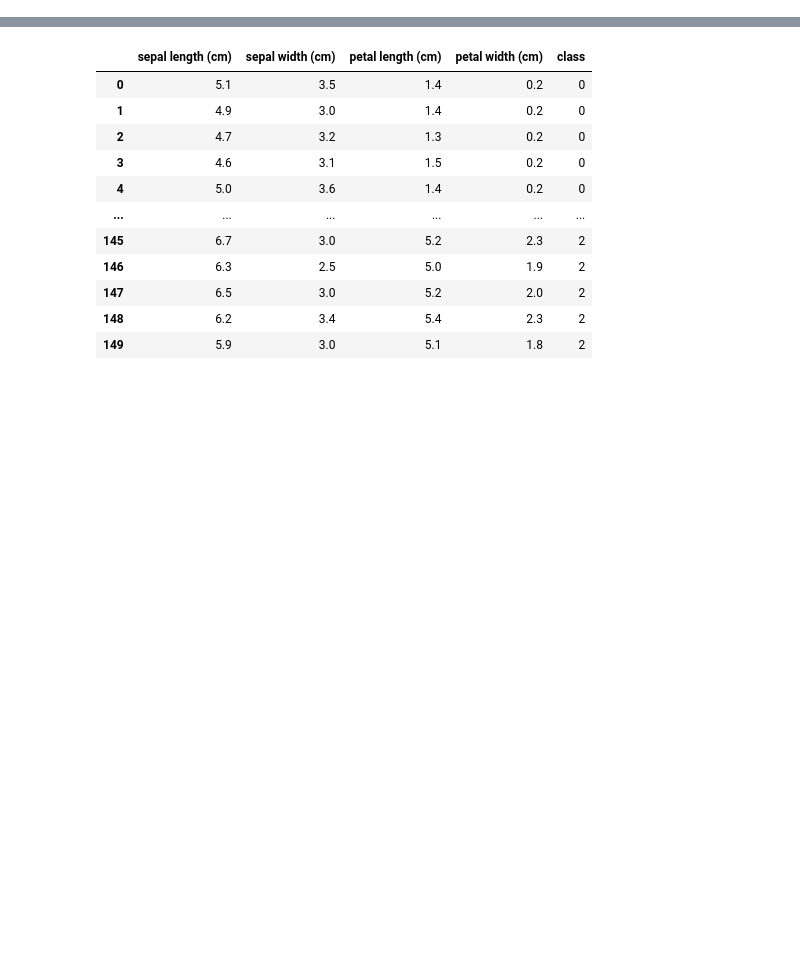
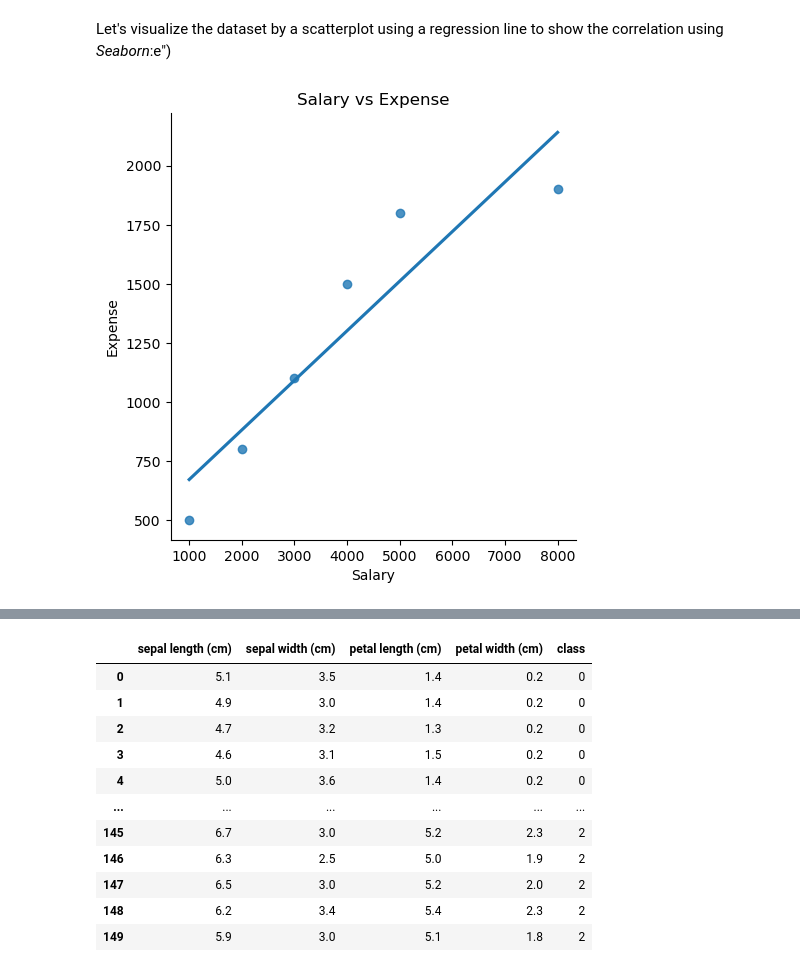
Before and after one commit to KalinaMarkova/Math-for-Developers-Course, a Jupyter notebook: 08. Exam Project/Draft.ipynb, the cells around one changed output, grey strips where cells are left out. Drawn from its saved outputs; the diff is of its cells as text; code cells hidden in the pictures; blank space fills up the shorter version.

```diff
--- a/08. Exam Project/Draft.ipynb
+++ b/08. Exam Project/Draft.ipynb
@@ -19,0 +50,5 @@ Selecting inputs, which involves reducing the number of inputs, is an evident st
+# %%
+# Creating a dummy dataset
+data = np.array([[1000, 500],[2000, 800],[3000, 1100],[4000, 1500],[5000,1800],[8000, 1900]])
+# Creating a dataframe
+df = pd.DataFrame(data,columns = ['Salary','Expense'])
@@ -19,0 +65,11 @@ Selecting inputs, which involves reducing the number of inputs, is an evident st
+# %% [markdown]
+Let's visualize the dataset by a scatterplot using a regression line to show the correlation using *Seaborn*:e")
+# %%
+# Create a scatter plot with a regression line to show the correlation
+plot = sns.lmplot(x = 'Salary', y = 'Expense', data = df, ci = None)
+plt.title("Salary vs Expense")
+plt.xlabel('Salary')
+plt.ylabel('Expense')
+plt.show()
+# %% [output]
+[figure, added]
```
Also changed, not shown: parts of 9 cells of this notebook.
